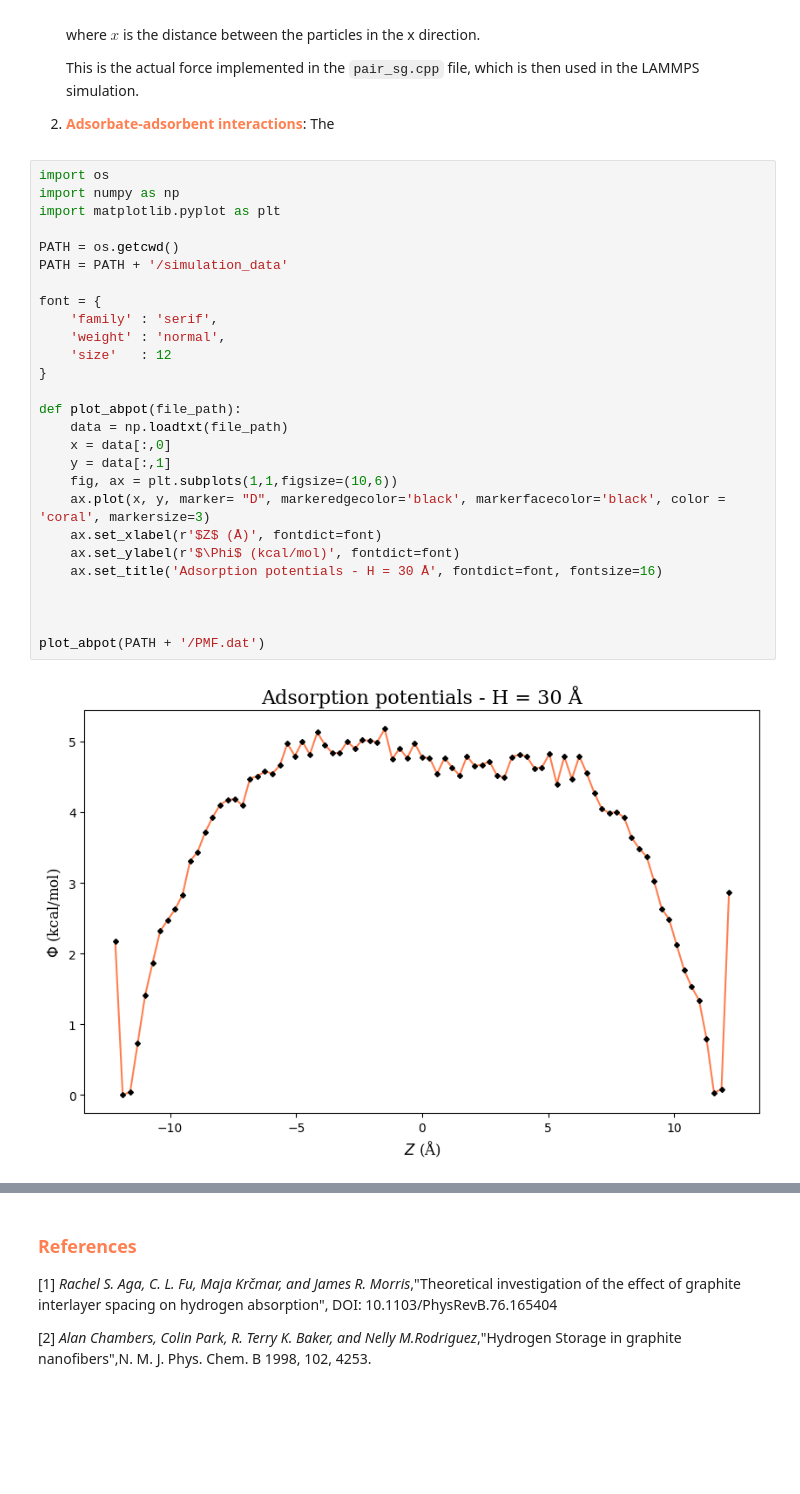
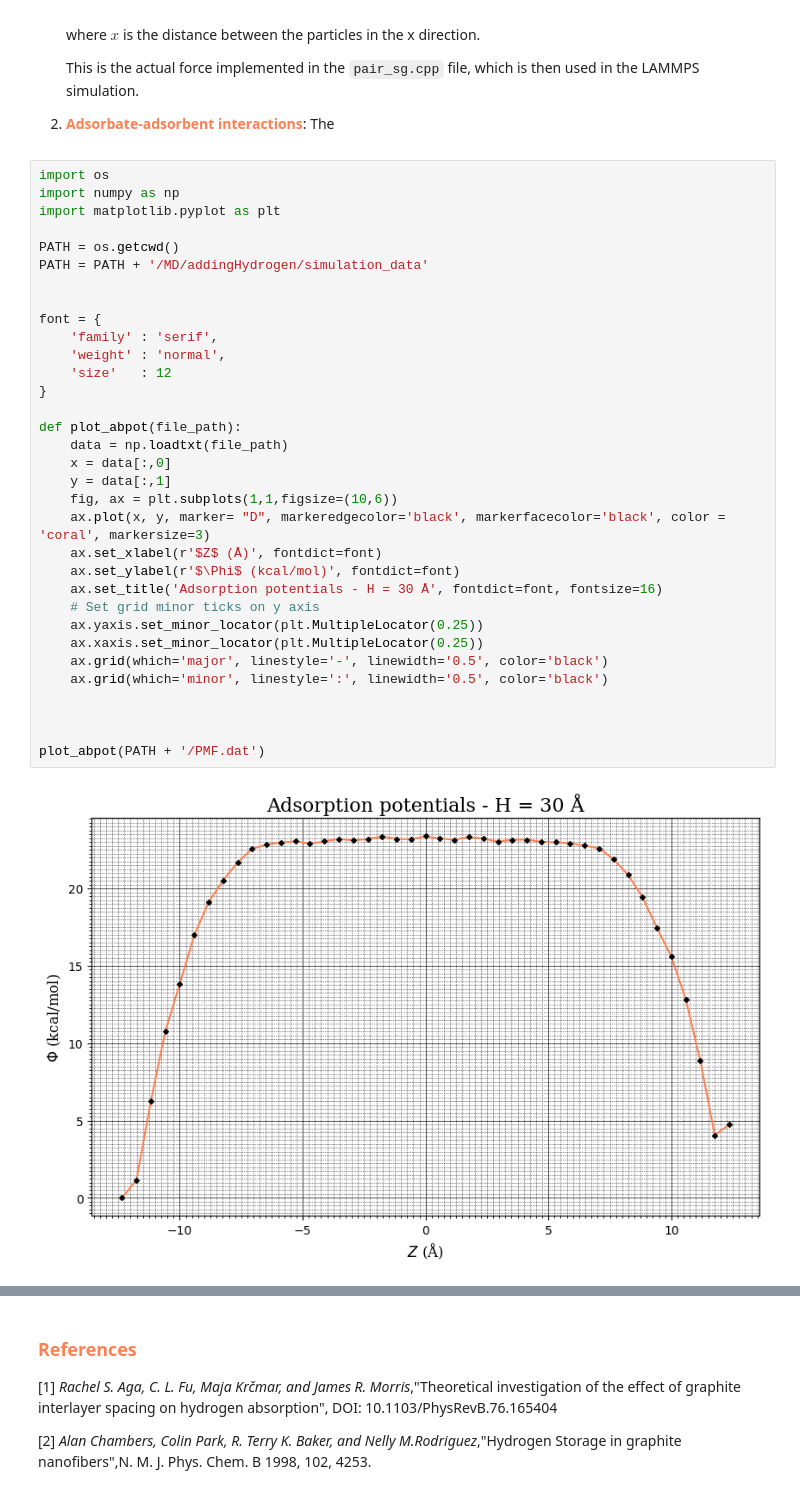
Before and after one commit to ApprehensiveKnee/MMoM_project, a Jupyter notebook: visual.ipynb, the cells around one changed output, grey strips where cells are left out. Saved outputs shown, nothing was run; the diff lists cells and outputs as text; blank space fills up the shorter version.

```diff
--- a/visual.ipynb
+++ b/visual.ipynb
@@ -166,29 +170,35 @@ Other parameters for the simulation are:
 # %%
 import os
 import numpy as np
 import matplotlib.pyplot as plt
 
 PATH = os.getcwd()
-PATH = PATH + '/simulation_data'
+PATH = PATH + '/MD/addingHydrogen/simulation_data'
+
 
 font = {
     'family' : 'serif',
     'weight' : 'normal',
     'size'   : 12
 }
 
 def plot_abpot(file_path):
     data = np.loadtxt(file_path)
     x = data[:,0]
     y = data[:,1]
     fig, ax = plt.subplots(1,1,figsize=(10,6))
     ax.plot(x, y, marker= "D", markeredgecolor='black', markerfacecolor='black', color = 'coral', markersize=3)
     ax.set_xlabel(r'$Z$ (Å)', fontdict=font)
     ax.set_ylabel(r'$\Phi$ (kcal/mol)', fontdict=font)
     ax.set_title('Adsorption potentials - H = 30 Å', fontdict=font, fontsize=16)
+    # Set grid minor ticks on y axis
+    ax.yaxis.set_minor_locator(plt.MultipleLocator(0.25))
+    ax.xaxis.set_minor_locator(plt.MultipleLocator(0.25))
+    ax.grid(which='major', linestyle='-', linewidth='0.5', color='black')
+    ax.grid(which='minor', linestyle=':', linewidth='0.5', color='black')
 
 
 
 plot_abpot(PATH + '/PMF.dat')
 # %% [output]
-[figure, old version]
+[figure, new version]
```
Also changed, not shown: parts of 4 cells of this notebook, 55 other files.
